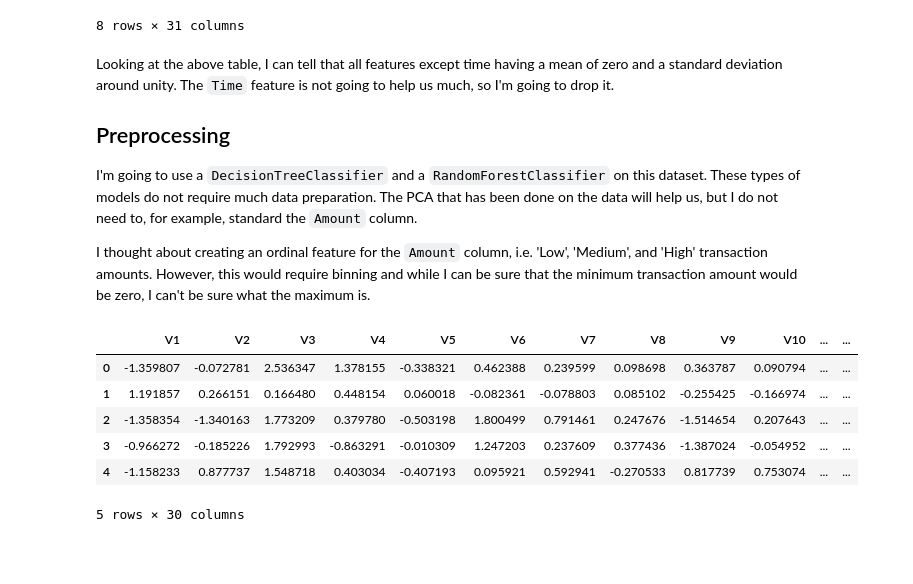
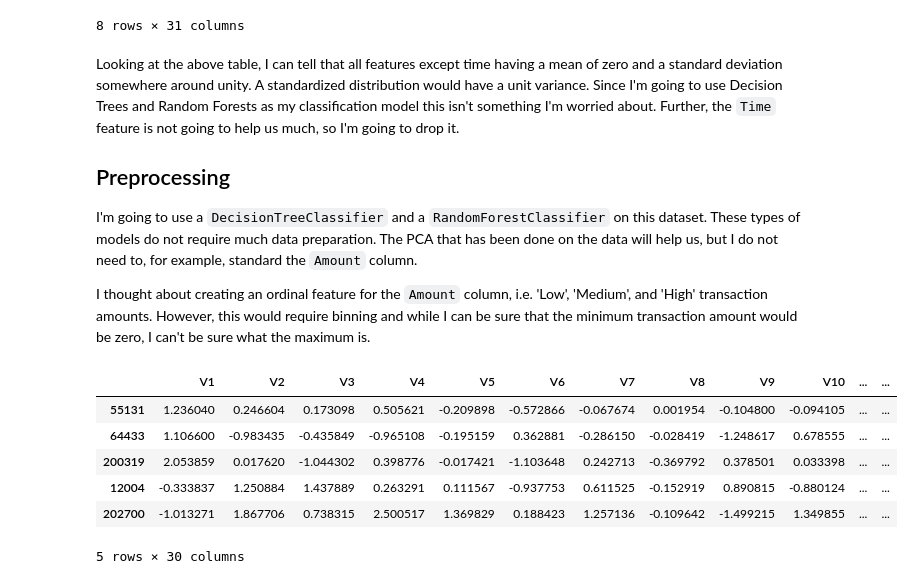
Before and after one commit to achi113s/CreditCardFraud, a Jupyter notebook: CreditCardFraud.ipynb, the cells around one changed output. Saved outputs shown, nothing was run; the diff lists cells and outputs as text; code cells hidden in the pictures; blank space fills up the shorter version.

```diff
--- a/CreditCardFraud.ipynb
+++ b/CreditCardFraud.ipynb
@@ -94,7 +94,7 @@ credit_card.describe()
 | max | 172792.000000 | 2.454930e+00 | 2.205773e+01 | 9.382558e+00 | 1.687534e+01 | 3.480167e+01 | 7.330163e+01 | 1.205895e+02 | 2.000721e+01 | 1.559499e+01 | ... | ... |
 8 rows × 31 columns
 # %% [markdown]
-Looking at the above table, I can tell that all features except time having a mean of zero and a standard deviation around unity. The `Time` feature is not going to help us much, so I'm going to drop it.
+Looking at the above table, I can tell that all features except time having a mean of zero and a standard deviation somewhere around unity. A standardized distribution would have a unit variance. Since I'm going to use Decision Trees and Random Forests as my classification model this isn't something I'm worried about. Further, the `Time` feature is not going to help us much, so I'm going to drop it.
 
 ## Preprocessing
 
@@ -102,15 +102,15 @@ I'm going to use a `DecisionTreeClassifier` and a `RandomForestClassifier` on th
 
 I thought about creating an ordinal feature for the `Amount` column, i.e. 'Low', 'Medium', and 'High' transaction amounts. However, this would require binning and while I can be sure that the minimum transaction amount would be zero, I can't be sure what the maximum is.
 # %%
-credit_card_no_time = credit_card.drop(['Time'], axis=1)
+cc = credit_card.drop(['Time'], axis=1)
 
-credit_card_no_time.head(5)
+cc.sample(5, random_state=RANDOM_STATE)
 # %% [output]
 |  | V1 | V2 | V3 | V4 | V5 | V6 | V7 | V8 | V9 | V10 | ... | ... |
-| 0 | -1.359807 | -0.072781 | 2.536347 | 1.378155 | -0.338321 | 0.462388 | 0.239599 | 0.098698 | 0.363787 | 0.090794 | ... | ... |
-| 1 | 1.191857 | 0.266151 | 0.166480 | 0.448154 | 0.060018 | -0.082361 | -0.078803 | 0.085102 | -0.255425 | -0.166974 | ... | ... |
-| 2 | -1.358354 | -1.340163 | 1.773209 | 0.379780 | -0.503198 | 1.800499 | 0.791461 | 0.247676 | -1.514654 | 0.207643 | ... | ... |
-| 3 | -0.966272 | -0.185226 | 1.792993 | -0.863291 | -0.010309 | 1.247203 | 0.237609 | 0.377436 | -1.387024 | -0.054952 | ... | ... |
-| 4 | -1.158233 | 0.877737 | 1.548718 | 0.403034 | -0.407193 | 0.095921 | 0.592941 | -0.270533 | 0.817739 | 0.753074 | ... | ... |
+| 55131 | 1.236040 | 0.246604 | 0.173098 | 0.505621 | -0.209898 | -0.572866 | -0.067674 | 0.001954 | -0.104800 | -0.094105 | ... | ... |
+| 64433 | 1.106600 | -0.983435 | -0.435849 | -0.965108 | -0.195159 | 0.362881 | -0.286150 | -0.028419 | -1.248617 | 0.678555 | ... | ... |
+| 200319 | 2.053859 | 0.017620 | -1.044302 | 0.398776 | -0.017421 | -1.103648 | 0.242713 | -0.369792 | 0.378501 | 0.033398 | ... | ... |
+| 12004 | -0.333837 | 1.250884 | 1.437889 | 0.263291 | 0.111567 | -0.937753 | 0.611525 | -0.152919 | 0.890815 | -0.880124 | ... | ... |
+| 202700 | -1.013271 | 1.867706 | 0.738315 | 2.500517 | 1.369829 | 0.188423 | 1.257136 | -0.109642 | -1.499215 | 1.349855 | ... | ... |
 5 rows × 30 columns
 # %% [markdown]
```
Also changed, not shown: parts of 7 cells of this notebook.
